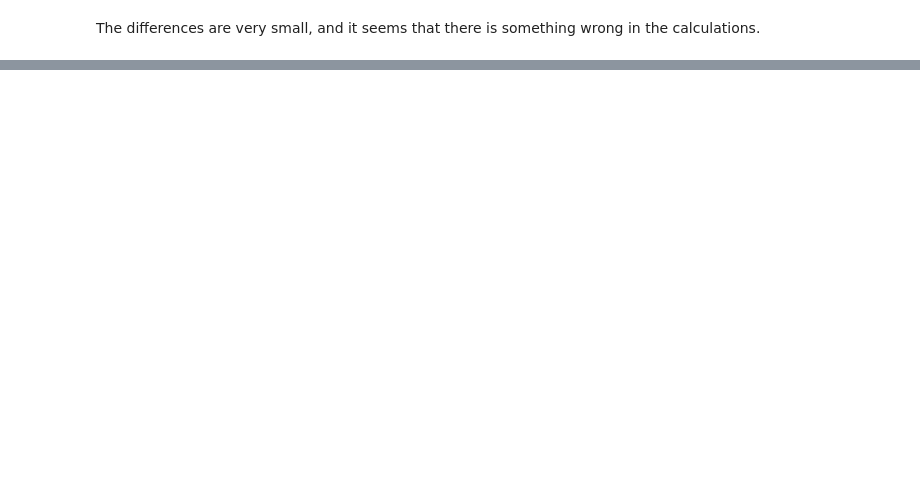
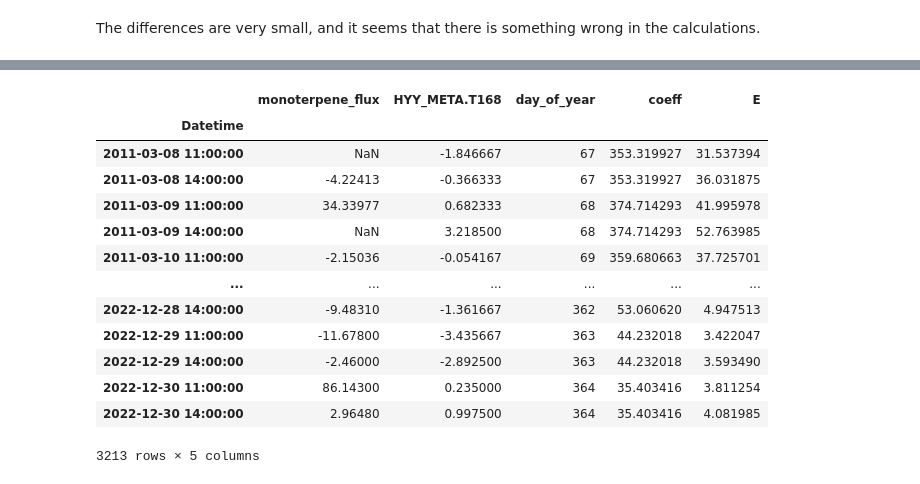
Before and after one commit to ramipiik/Data-Science-Project, a Jupyter notebook: Baseline.ipynb, the cells around one changed output, grey strips where cells are left out. Saved outputs shown, nothing was run; the diff lists cells and outputs as text; code cells hidden in the pictures; blank space fills up the shorter version.

```diff
--- a/Baseline.ipynb
+++ b/Baseline.ipynb
@@ -63,0 +588,4 @@ The differences are very small, and it seems that there is something wrong in th
+# %%
+# Make a day of the year (1-365) column to the filtered_T data for calculating the theoretical monoterpene flux
+filtered_T['day_of_year'] = filtered_T.index.dayofyear
+filtered_T
@@ -63,0 +612,3 @@ The differences are very small, and it seems that there is something wrong in th
+# %%
+# Create a mapping between day_of_year and interplated coefficients
+coefficients_mapping = dict(zip(range(1, 366), interpolated))
@@ -63,0 +635,3 @@ The differences are very small, and it seems that there is something wrong in th
+# %%
+filtered_T['coeff'] = filtered_T['day_of_year'].map(coefficients_mapping)
+filtered_T
@@ -63,0 +660,3 @@ The differences are very small, and it seems that there is something wrong in th
+# %%
+filtered_T['E'] = filtered_T['coeff'] / np.exp(0.09 * (25 - filtered_T['HYY_META.T168']))
+filtered_T
@@ -63,0 +683,19 @@ The differences are very small, and it seems that there is something wrong in th
+# %%
+# Merge the filtered_MT and filtered_T data sets to get the difference between the estimate and the observation
+theoretical_MT = pd.merge(filtered_MT, filtered_T, left_index=True, right_index=True, how='inner')
+theoretical_MT
+# %% [output]
+|  | monoterpene_flux | HYY_META.T168 | day_of_year | coeff | E |
+| Datetime |  |  |  |  |  |
+| 2011-03-08 11:00:00 | NaN | -1.846667 | 67 | 353.319927 | 31.537394 |
+| 2011-03-08 14:00:00 | -4.22413 | -0.366333 | 67 | 353.319927 | 36.031875 |
+| 2011-03-09 11:00:00 | 34.33977 | 0.682333 | 68 | 374.714293 | 41.995978 |
+| 2011-03-09 14:00:00 | NaN | 3.218500 | 68 | 374.714293 | 52.763985 |
+| 2011-03-10 11:00:00 | -2.15036 | -0.054167 | 69 | 359.680663 | 37.725701 |
+| ... | ... | ... | ... | ... | ... |
+| 2022-12-28 14:00:00 | -9.48310 | -1.361667 | 362 | 53.060620 | 4.947513 |
+| 2022-12-29 11:00:00 | -11.67800 | -3.435667 | 363 | 44.232018 | 3.422047 |
+| 2022-12-29 14:00:00 | -2.46000 | -2.892500 | 363 | 44.232018 | 3.593490 |
+| 2022-12-30 11:00:00 | 86.14300 | 0.235000 | 364 | 35.403416 | 3.811254 |
+| 2022-12-30 14:00:00 | 2.96480 | 0.997500 | 364 | 35.403416 | 4.081985 |
+3213 rows × 5 columns
```
Also changed, not shown: parts of 59 cells of this notebook.
